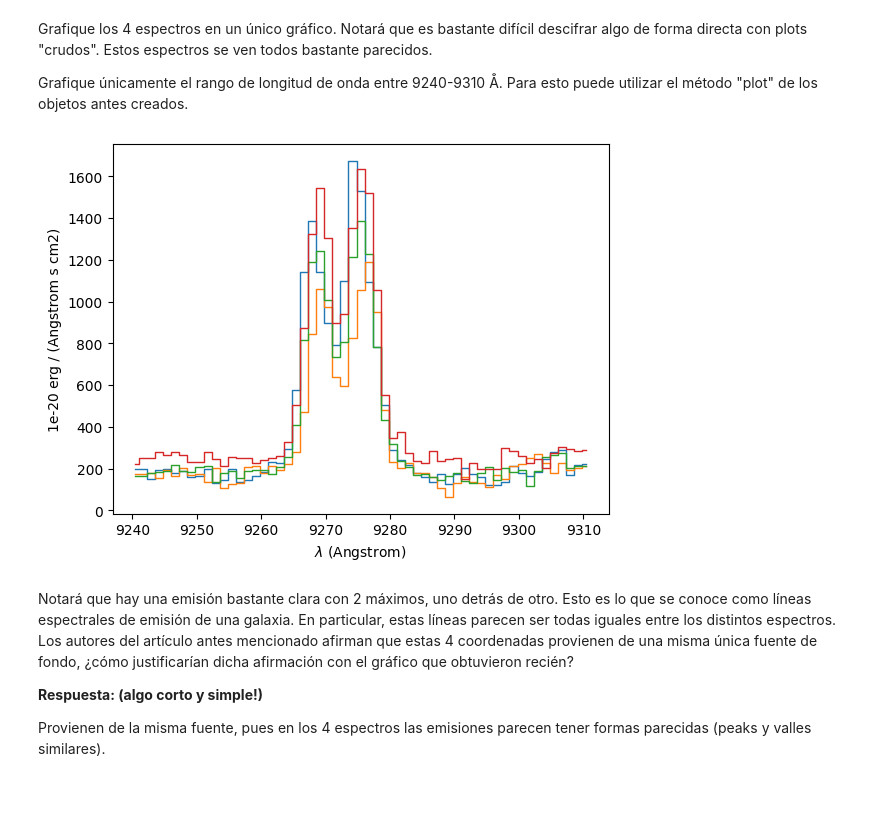
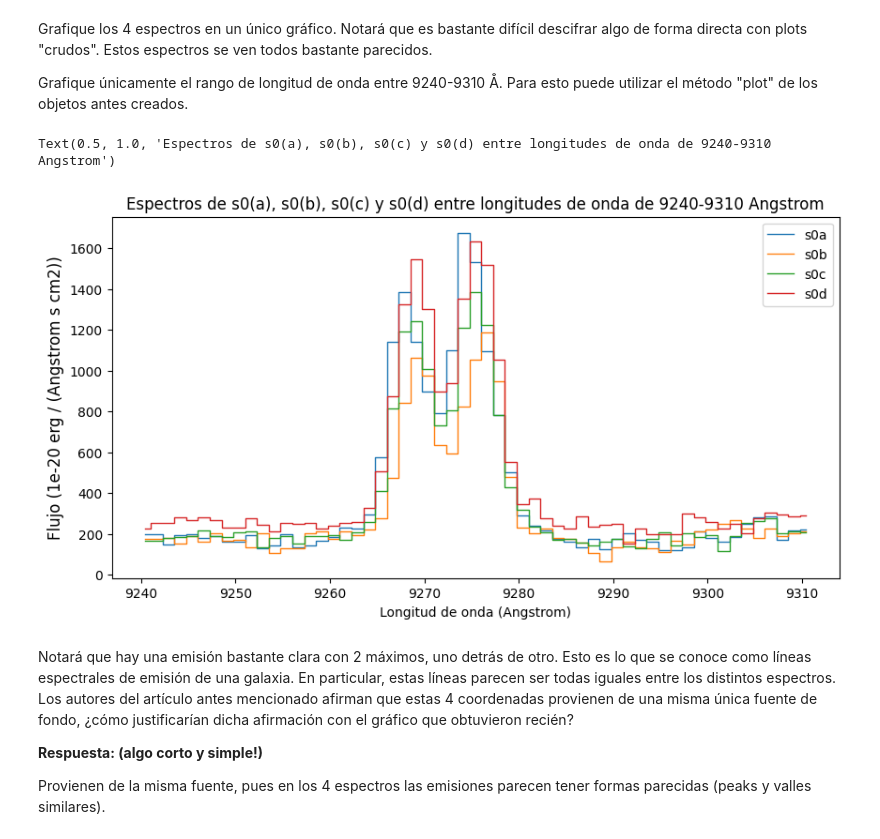
Before and after one commit to bsttiv/Tarea-4, a Jupyter notebook: Tarea4_Desarrollo.ipynb, the cells around one changed output. Cells and saved outputs as stored; diff of their text form; code cells hidden in the pictures; blank space fills up the shorter version.

```diff
--- a/Tarea4_Desarrollo.ipynb
+++ b/Tarea4_Desarrollo.ipynb
@@ -262,13 +284,24 @@ Grafique únicamente el rango de longitud de onda entre 9240-9310 Å.
 Para esto puede utilizar el método "plot" de los objetos antes creados.
 # %%
 # Inserte su gráfico a continuación:
+plt.figure(figsize=(10, 5))
+
+# Se grafican los espectros en el rango 9240-9310 Angstrom y se añaden las leyendas correspondientes
 
 espectro_s0a.plot(lmin=9240, lmax=9310, label="s0a")
 espectro_s0b.plot(lmin=9240, lmax=9310, label="s0b")
 espectro_s0c.plot(lmin=9240, lmax=9310, label="s0c")
 espectro_s0d.plot(lmin=9240, lmax=9310, label="s0d")
+
+# Se añaden los títulos respectivos
+
+plt.legend()
+plt.xlabel("Longitud de onda (Angstrom)")
+plt.ylabel("Flujo (1e-20 erg / (Angstrom s cm2))", fontsize = 12)
+plt.title("Espectros de s0(a), s0(b), s0(c) y s0(d) entre longitudes de onda de 9240-9310 Angstrom")
 # %% [output]
+Text(0.5, 1.0, 'Espectros de s0(a), s0(b), s0(c) y s0(d) entre longitudes de onda de 9240-9310 Angstrom')
-[figure, old version]
+[figure, new version]
 # %% [markdown]
 
 Notará que hay una emisión bastante clara con 2 máximos, uno detrás de otro.
```
Also changed, not shown: parts of 15 cells of this notebook.
